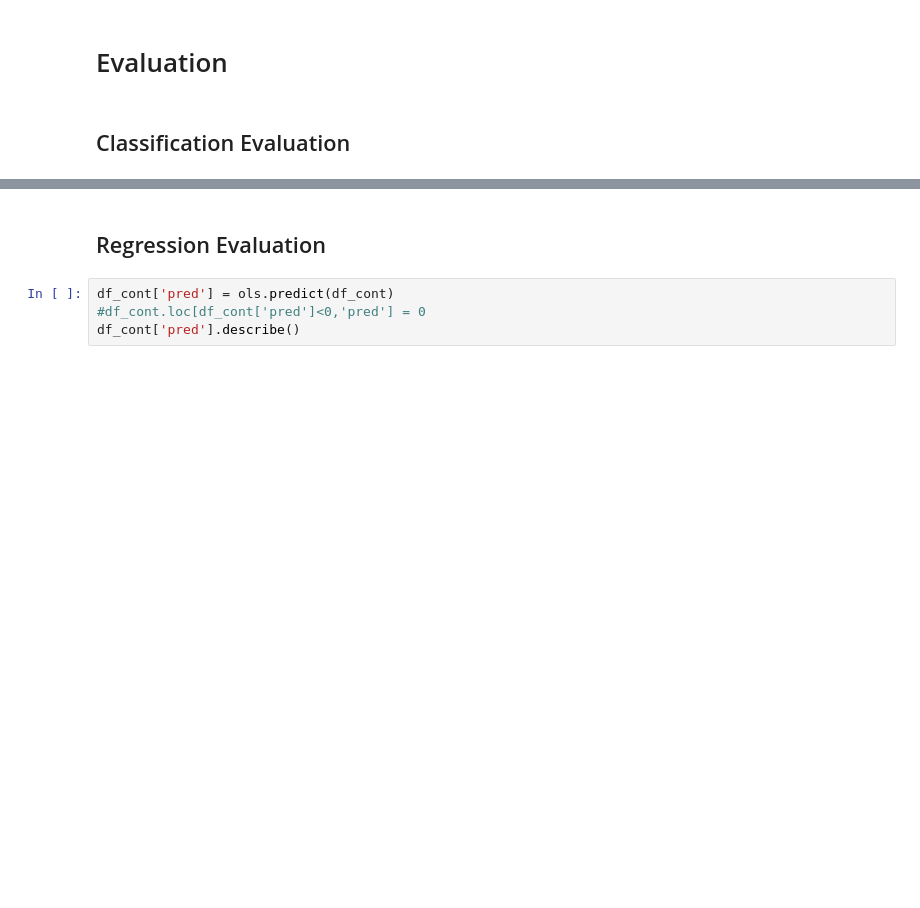
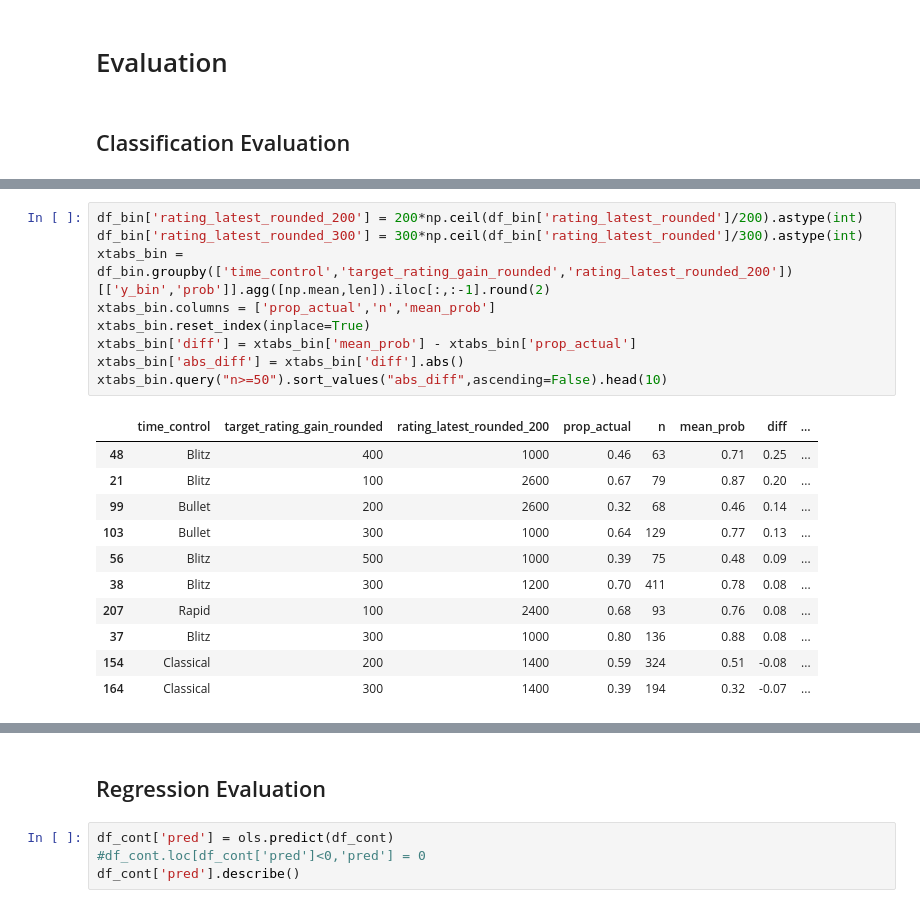
Before and after one commit to ZackAttack614/Discord-Chess-Bot, a Jupyter notebook: modeling.ipynb, the cells around one changed output, grey strips where cells are left out. Cells and saved outputs as stored; diff of their text form; blank space fills up the shorter version.

```diff
--- a/modeling.ipynb
+++ b/modeling.ipynb
@@ -225,0 +544,21 @@ geom_histogram(bins=20))
+# %%
+df_bin['rating_latest_rounded_200'] = 200*np.ceil(df_bin['rating_latest_rounded']/200).astype(int)
+df_bin['rating_latest_rounded_300'] = 300*np.ceil(df_bin['rating_latest_rounded']/300).astype(int)
+xtabs_bin = df_bin.groupby(['time_control','target_rating_gain_rounded','rating_latest_rounded_200'])[['y_bin','prob']].agg([np.mean,len]).iloc[:,:-1].round(2)
+xtabs_bin.columns = ['prop_actual','n','mean_prob']
+xtabs_bin.reset_index(inplace=True)
+xtabs_bin['diff'] = xtabs_bin['mean_prob'] - xtabs_bin['prop_actual']
+xtabs_bin['abs_diff'] = xtabs_bin['diff'].abs()
+xtabs_bin.query("n>=50").sort_values("abs_diff",ascending=False).head(10)
+# %% [output]
+|  | time_control | target_rating_gain_rounded | rating_latest_rounded_200 | prop_actual | n | mean_prob | diff | ... |
+| 48 | Blitz | 400 | 1000 | 0.46 | 63 | 0.71 | 0.25 | ... |
+| 21 | Blitz | 100 | 2600 | 0.67 | 79 | 0.87 | 0.20 | ... |
+| 99 | Bullet | 200 | 2600 | 0.32 | 68 | 0.46 | 0.14 | ... |
+| 103 | Bullet | 300 | 1000 | 0.64 | 129 | 0.77 | 0.13 | ... |
+| 56 | Blitz | 500 | 1000 | 0.39 | 75 | 0.48 | 0.09 | ... |
+| 38 | Blitz | 300 | 1200 | 0.70 | 411 | 0.78 | 0.08 | ... |
+| 207 | Rapid | 100 | 2400 | 0.68 | 93 | 0.76 | 0.08 | ... |
+| 37 | Blitz | 300 | 1000 | 0.80 | 136 | 0.88 | 0.08 | ... |
+| 154 | Classical | 200 | 1400 | 0.59 | 324 | 0.51 | -0.08 | ... |
+| 164 | Classical | 300 | 1400 | 0.39 | 194 | 0.32 | -0.07 | ... |
```
Also changed, not shown: parts of 49 cells of this notebook, 1 other file.
